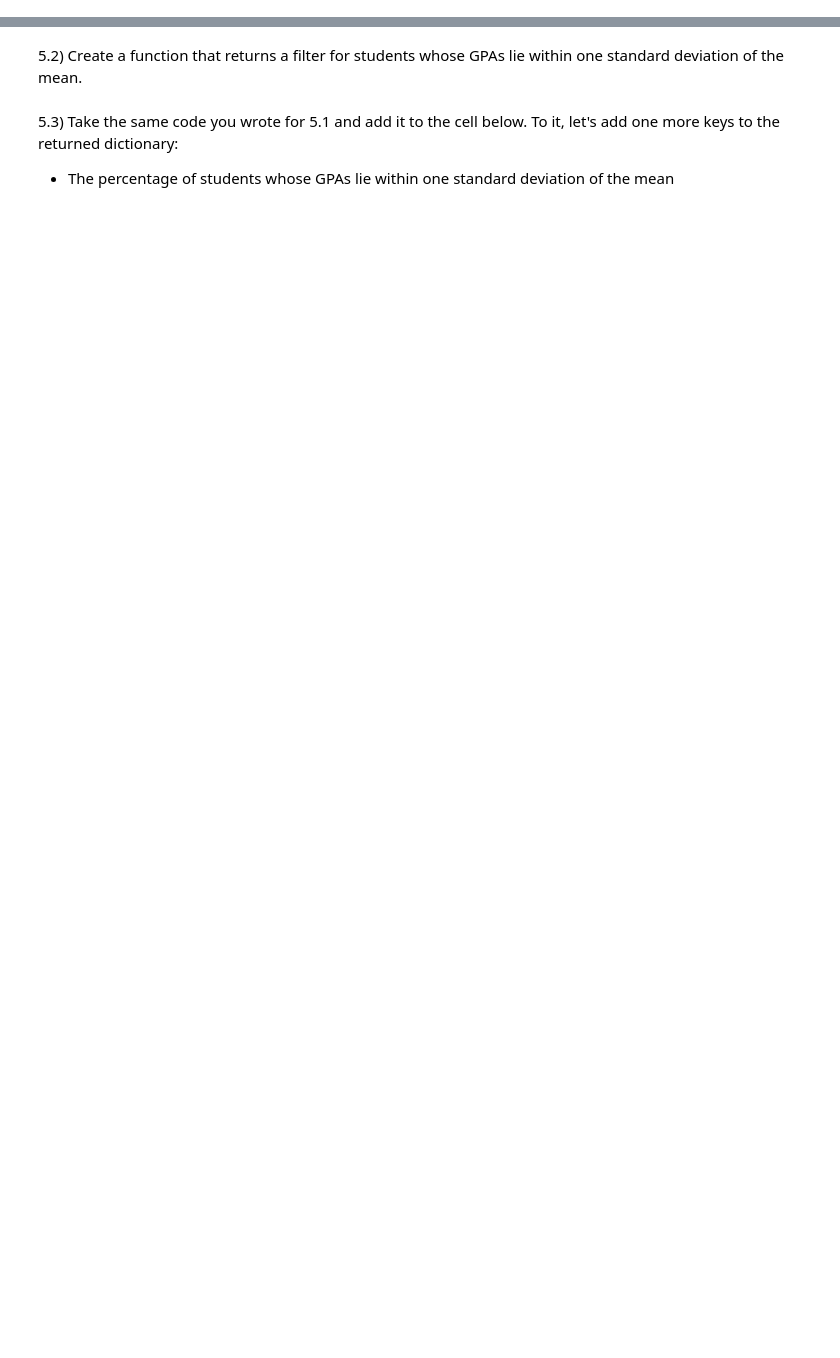
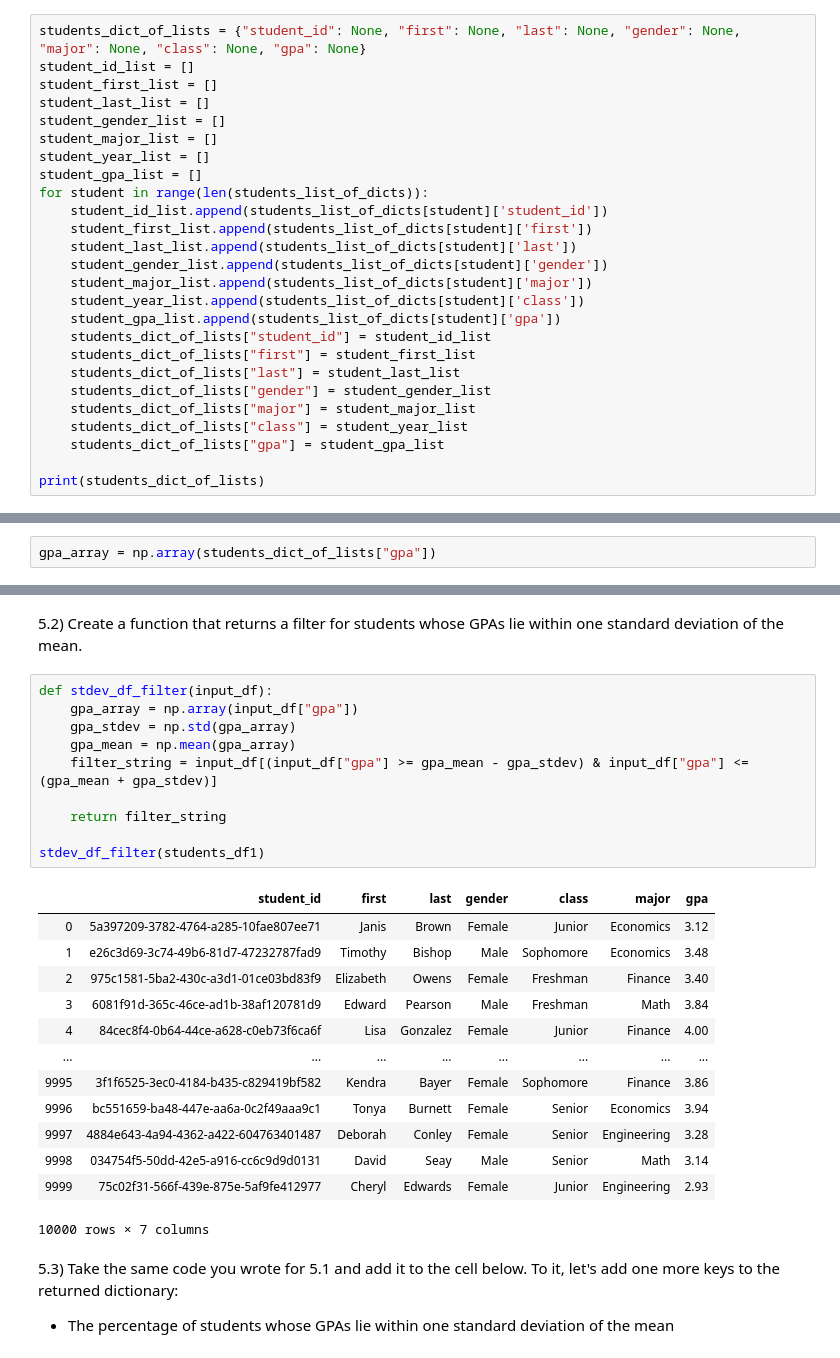
Before and after one commit to jasonshu8/MSDS_631, a Jupyter notebook: Homeworks/Homework 5/MSDS_631_Homework_5.ipynb, the cells around one changed output, grey strips where cells are left out. Saved outputs shown, nothing was run; the diff lists cells and outputs as text; blank space fills up the shorter version.

```diff
--- a/Homeworks/Homework 5/MSDS_631_Homework_5.ipynb
+++ b/Homeworks/Homework 5/MSDS_631_Homework_5.ipynb
@@ -57,3 +149,29 @@ students_df2.head()
 The value of each of these keys should be an empty list.
 
 Now iterate though **`students_list_of_dicts`** and extract the relevent information from each student's info and add it into the appropriate list within **`students_dict_of_lists`**. Each respective index within the various lists should contain information for the same student (i.e. index 0 for student_id, first, last, etc should be for the first student, index 1 should be the second student, and so on and so forth).
+# %%
+students_dict_of_lists = {"student_id": None, "first": None, "last": None, "gender": None, "major": None, "class": None, "gpa": None}
+student_id_list = []
+student_first_list = []
+student_last_list = []
+student_gender_list = []
+student_major_list = []
+student_year_list = []
+student_gpa_list = []
+for student in range(len(students_list_of_dicts)):
+    student_id_list.append(students_list_of_dicts[student]['student_id'])
+    student_first_list.append(students_list_of_dicts[student]['first'])
+    student_last_list.append(students_list_of_dicts[student]['last'])
+    student_gender_list.append(students_list_of_dicts[student]['gender'])
+    student_major_list.append(students_list_of_dicts[student]['major'])
+    student_year_list.append(students_list_of_dicts[student]['class'])
+    student_gpa_list.append(students_list_of_dicts[student]['gpa'])
+    students_dict_of_lists["student_id"] = student_id_list
+    students_dict_of_lists["first"] = student_first_list
+    students_dict_of_lists["last"] = student_last_list
+    students_dict_of_lists["gender"] = student_gender_list
+    students_dict_of_lists["major"] = student_major_list
+    students_dict_of_lists["class"] = student_year_list
+    students_dict_of_lists["gpa"] = student_gpa_list
+
+print(students_dict_of_lists)
@@ -76,5 +221,7 @@ students_df3 = students_df3[column_order]
 #### Part 3 - Numpy Arrays
 
 3.1) Take the list of GPAs from **`students_dict_of_lists`** and create a numpy array with it (stored in a new variable, not in **`students_dict_of_lists`**)
+# %%
+gpa_array = np.array(students_dict_of_lists["gpa"])
 # %% [markdown]
 3.2) With your array, compute the min, max, mean, and median GPAs.
@@ -117,5 +418,29 @@ Your function should return a dictionary with two keys for the above information
 # %% [markdown]
 5.2) Create a function that returns a filter for students whose GPAs lie within one standard deviation of the mean.
+# %%
+def stdev_df_filter(input_df):
+    gpa_array = np.array(input_df["gpa"])
+    gpa_stdev = np.std(gpa_array)
+    gpa_mean = np.mean(gpa_array)
+    filter_string = input_df[(input_df["gpa"] >= gpa_mean - gpa_stdev) & input_df["gpa"] <= (gpa_mean + gpa_stdev)]
+
+    return filter_string
+
+stdev_df_filter(students_df1)
+# %% [output]
+|  | student_id | first | last | gender | class | major | gpa |
+| 0 | 5a397209-3782-4764-a285-10fae807ee71 | Janis | Brown | Female | Junior | Economics | 3.12 |
+| 1 | e26c3d69-3c74-49b6-81d7-47232787fad9 | Timothy | Bishop | Male | Sophomore | Economics | 3.48 |
+| 2 | 975c1581-5ba2-430c-a3d1-01ce03bd83f9 | Elizabeth | Owens | Female | Freshman | Finance | 3.40 |
+| 3 | 6081f91d-365c-46ce-ad1b-38af120781d9 | Edward | Pearson | Male | Freshman | Math | 3.84 |
+| 4 | 84cec8f4-0b64-44ce-a628-c0eb73f6ca6f | Lisa | Gonzalez | Female | Junior | Finance | 4.00 |
+| ... | ... | ... | ... | ... | ... | ... | ... |
+| 9995 | 3f1f6525-3ec0-4184-b435-c829419bf582 | Kendra | Bayer | Female | Sophomore | Finance | 3.86 |
+| 9996 | bc551659-ba48-447e-aa6a-0c2f49aaa9c1 | Tonya | Burnett | Female | Senior | Economics | 3.94 |
+| 9997 | 4884e643-4a94-4362-a422-604763401487 | Deborah | Conley | Female | Senior | Engineering | 3.28 |
+| 9998 | 034754f5-50dd-42e5-a916-cc6c9d9d0131 | David | Seay | Male | Senior | Math | 3.14 |
+| 9999 | 75c02f31-566f-439e-875e-5af9fe412977 | Cheryl | Edwards | Female | Junior | Engineering | 2.93 |
+10000 rows × 7 columns
 # %% [markdown]
 5.3) Take the same code you wrote for 5.1 and add it to the cell below. To it, let's add one more keys to the returned dictionary:
 - The percentage of students whose GPAs lie within one standard deviation of the mean
```
Also changed, not shown: parts of 29 cells of this notebook.
